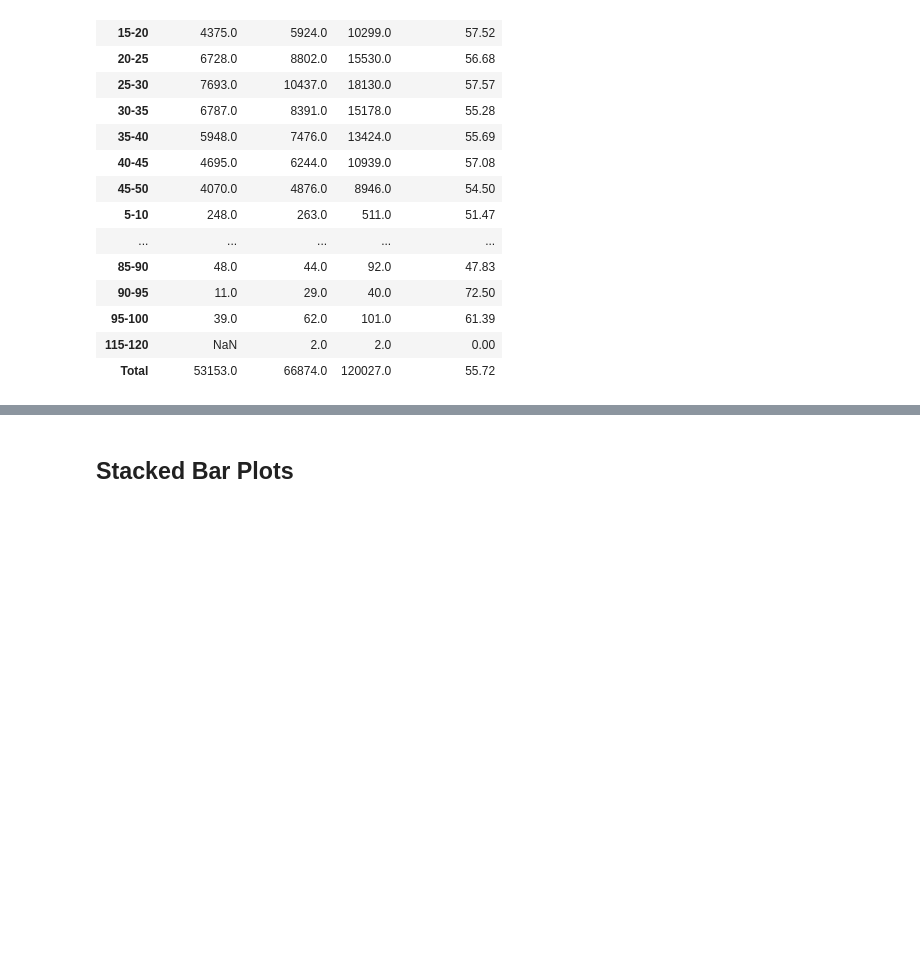
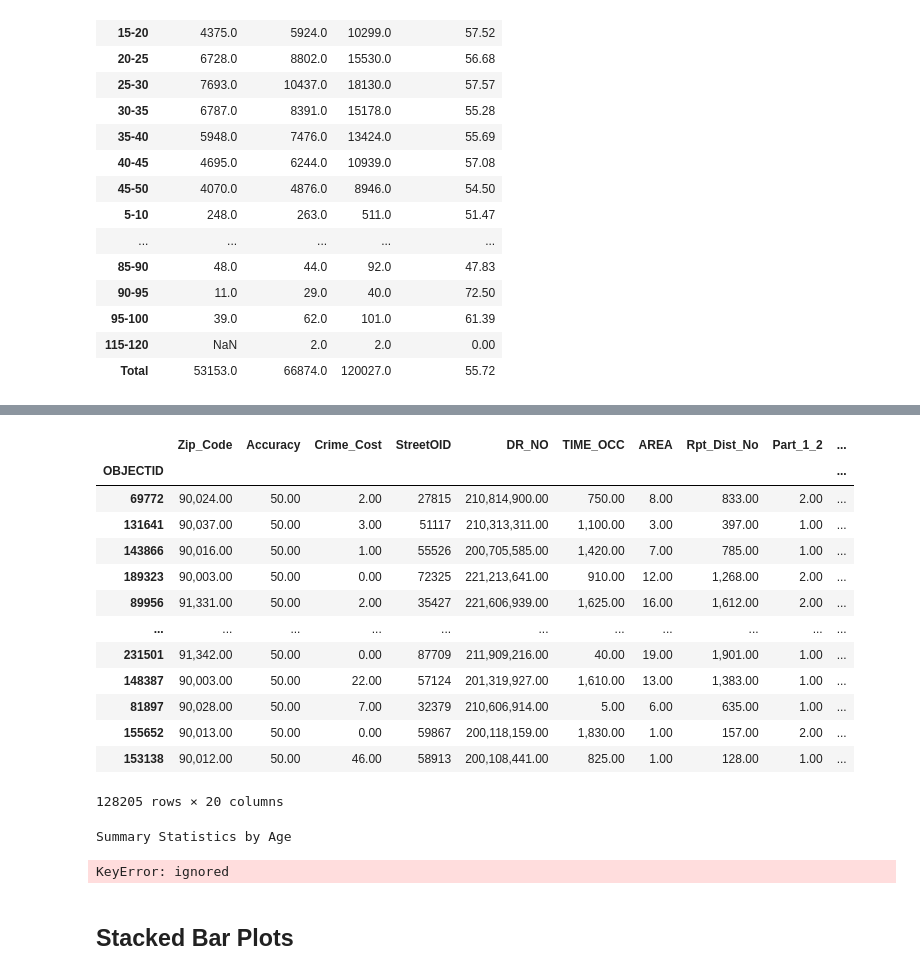
Before and after one commit to MSADS-Capstone/navigating_crime, a Jupyter notebook: Code Library/data_exploration_phase2.ipynb, the cells around one changed output, grey strips where cells are left out. Saved outputs shown, nothing was run; the diff lists cells and outputs as text; code cells hidden in the pictures; blank space fills up the shorter version.

```diff
--- a/Code Library/data_exploration_phase2.ipynb
+++ b/Code Library/data_exploration_phase2.ipynb
@@ -155,3 +224,25 @@ age_table
+# %%
+df_eda
+# %% [output]
+|  | Zip_Code | Accuracy | Crime_Cost | StreetOID | DR_NO | TIME_OCC | AREA | Rpt_Dist_No | Part_1_2 | ... |
+| OBJECTID |  |  |  |  |  |  |  |  |  | ... |
+| 69772 | 90,024.00 | 50.00 | 2.00 | 27815 | 210,814,900.00 | 750.00 | 8.00 | 833.00 | 2.00 | ... |
+| 131641 | 90,037.00 | 50.00 | 3.00 | 51117 | 210,313,311.00 | 1,100.00 | 3.00 | 397.00 | 1.00 | ... |
+| 143866 | 90,016.00 | 50.00 | 1.00 | 55526 | 200,705,585.00 | 1,420.00 | 7.00 | 785.00 | 1.00 | ... |
+| 189323 | 90,003.00 | 50.00 | 0.00 | 72325 | 221,213,641.00 | 910.00 | 12.00 | 1,268.00 | 2.00 | ... |
+| 89956 | 91,331.00 | 50.00 | 2.00 | 35427 | 221,606,939.00 | 1,625.00 | 16.00 | 1,612.00 | 2.00 | ... |
+| ... | ... | ... | ... | ... | ... | ... | ... | ... | ... | ... |
+| 231501 | 91,342.00 | 50.00 | 0.00 | 87709 | 211,909,216.00 | 40.00 | 19.00 | 1,901.00 | 1.00 | ... |
+| 148387 | 90,003.00 | 50.00 | 22.00 | 57124 | 201,319,927.00 | 1,610.00 | 13.00 | 1,383.00 | 1.00 | ... |
+| 81897 | 90,028.00 | 50.00 | 7.00 | 32379 | 210,606,914.00 | 5.00 | 6.00 | 635.00 | 1.00 | ... |
+| 155652 | 90,013.00 | 50.00 | 0.00 | 59867 | 200,118,159.00 | 1,830.00 | 1.00 | 157.00 | 2.00 | ... |
+| 153138 | 90,012.00 | 50.00 | 46.00 | 58913 | 200,108,441.00 | 825.00 | 1.00 | 128.00 | 1.00 | ... |
+128205 rows × 20 columns
+# %%
+summ_stats(df_eda, 'Vict', 'Vict_Age')
+# %% [output]
+Summary Statistics by Age
+KeyError: ignored
 # %% [markdown]
 ## Stacked Bar Plots
 # %%
```
Also changed, not shown: parts of 12 cells of this notebook, 2 other files.
